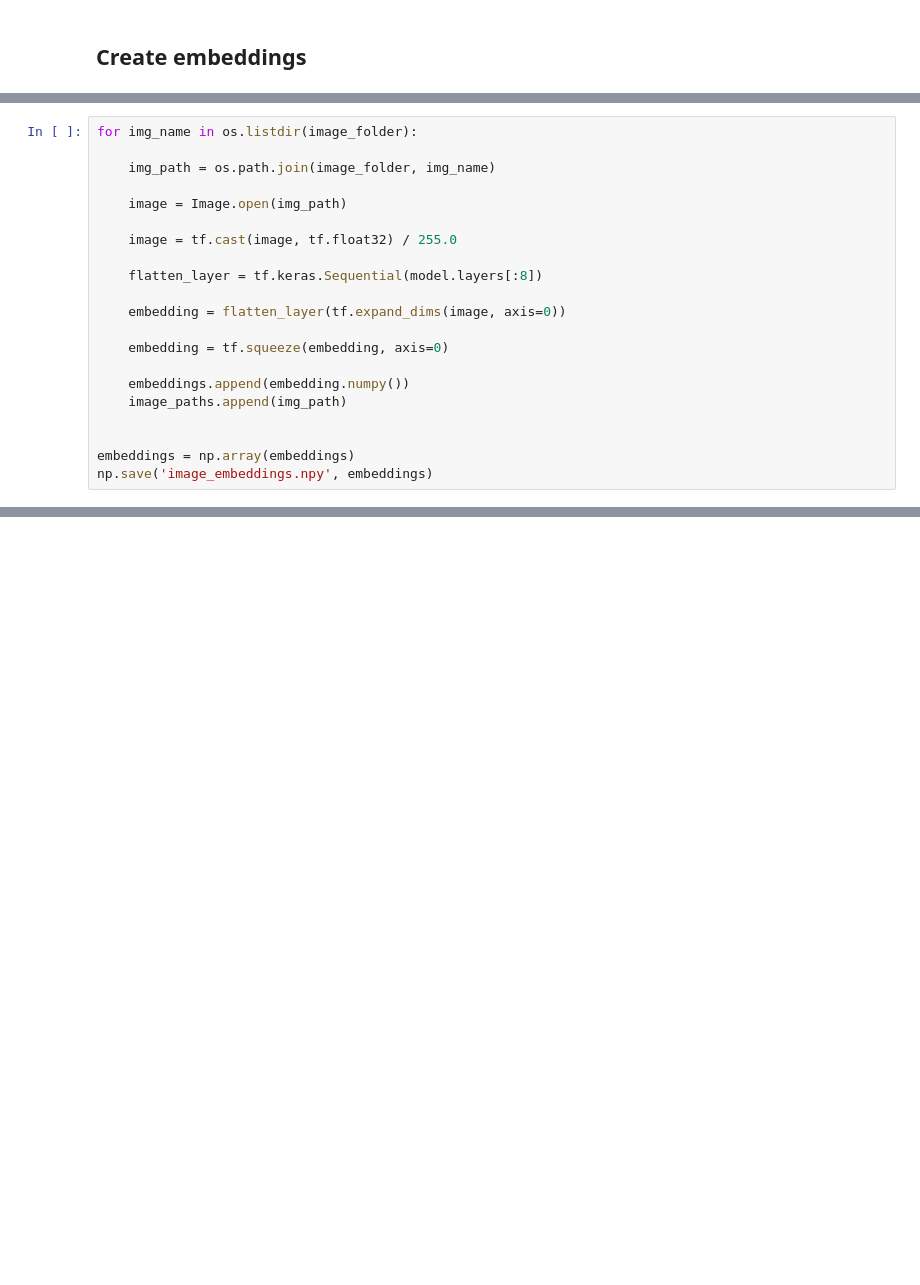
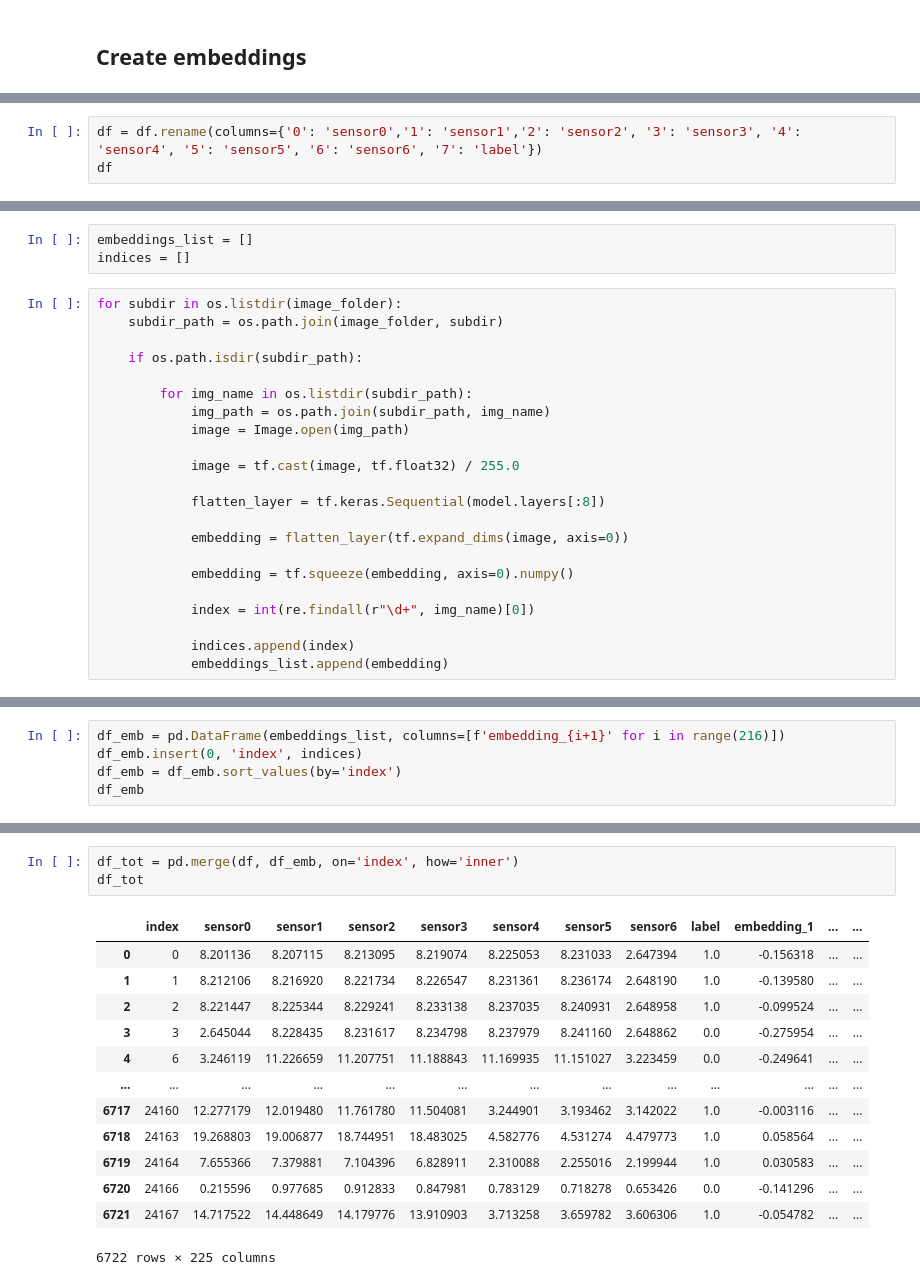
Before and after one commit to FrancescoZanella/SML_thesis_line_follower_robot, a Jupyter notebook: src/src/create-embeddings.ipynb, the cells around one changed output, grey strips where cells are left out. Saved outputs shown, nothing was run; the diff lists cells and outputs as text; blank space fills up the shorter version.

```diff
--- a/src/src/create-embeddings.ipynb
+++ b/src/src/create-embeddings.ipynb
@@ -21,0 +35,3 @@ image_paths = []
+# %%
+df = df.rename(columns={'0': 'sensor0','1': 'sensor1','2': 'sensor2', '3': 'sensor3', '4': 'sensor4', '5': 'sensor5', '6': 'sensor6', '7': 'label'})
+df
@@ -22,21 +52,25 @@ image_paths = []
+# %%
+embeddings_list = []
+indices = []
 # %%
-for img_name in os.listdir(image_folder):
+for subdir in os.listdir(image_folder):
+    subdir_path = os.path.join(image_folder, subdir)
 
-    img_path = os.path.join(image_folder, img_name)
+    if os.path.isdir(subdir_path):
 
-    image = Image.open(img_path)
+        for img_name in os.listdir(subdir_path):
+            img_path = os.path.join(subdir_path, img_name)
+            image = Image.open(img_path)
 
-    image = tf.cast(image, tf.float32) / 255.0
+            image = tf.cast(image, tf.float32) / 255.0
 
-    flatten_layer = tf.keras.Sequential(model.layers[:8])
+            flatten_layer = tf.keras.Sequential(model.layers[:8])
 
-    embedding = flatten_layer(tf.expand_dims(image, axis=0))
+            embedding = flatten_layer(tf.expand_dims(image, axis=0))
 
-    embedding = tf.squeeze(embedding, axis=0)
+            embedding = tf.squeeze(embedding, axis=0).numpy()
 
-    embeddings.append(embedding.numpy())
-    image_paths.append(img_path)
+            index = int(re.findall(r"\d+", img_name)[0])
 
-
-embeddings = np.array(embeddings)
-np.save('image_embeddings.npy', embeddings)
+            indices.append(index)
+            embeddings_list.append(embedding)
@@ -70,0 +91,5 @@ All Embeddings:
+# %%
+df_emb = pd.DataFrame(embeddings_list, columns=[f'embedding_{i+1}' for i in range(216)])
+df_emb.insert(0, 'index', indices)
+df_emb = df_emb.sort_values(by='index')
+df_emb
@@ -70,0 +142,17 @@ All Embeddings:
+# %%
+df_tot = pd.merge(df, df_emb, on='index', how='inner')
+df_tot
+# %% [output]
+|  | index | sensor0 | sensor1 | sensor2 | sensor3 | sensor4 | sensor5 | sensor6 | label | embedding_1 | ... | ... |
+| 0 | 0 | 8.201136 | 8.207115 | 8.213095 | 8.219074 | 8.225053 | 8.231033 | 2.647394 | 1.0 | -0.156318 | ... | ... |
+| 1 | 1 | 8.212106 | 8.216920 | 8.221734 | 8.226547 | 8.231361 | 8.236174 | 2.648190 | 1.0 | -0.139580 | ... | ... |
+| 2 | 2 | 8.221447 | 8.225344 | 8.229241 | 8.233138 | 8.237035 | 8.240931 | 2.648958 | 1.0 | -0.099524 | ... | ... |
+| 3 | 3 | 2.645044 | 8.228435 | 8.231617 | 8.234798 | 8.237979 | 8.241160 | 2.648862 | 0.0 | -0.275954 | ... | ... |
+| 4 | 6 | 3.246119 | 11.226659 | 11.207751 | 11.188843 | 11.169935 | 11.151027 | 3.223459 | 0.0 | -0.249641 | ... | ... |
+| ... | ... | ... | ... | ... | ... | ... | ... | ... | ... | ... | ... | ... |
+| 6717 | 24160 | 12.277179 | 12.019480 | 11.761780 | 11.504081 | 3.244901 | 3.193462 | 3.142022 | 1.0 | -0.003116 | ... | ... |
+| 6718 | 24163 | 19.268803 | 19.006877 | 18.744951 | 18.483025 | 4.582776 | 4.531274 | 4.479773 | 1.0 | 0.058564 | ... | ... |
+| 6719 | 24164 | 7.655366 | 7.379881 | 7.104396 | 6.828911 | 2.310088 | 2.255016 | 2.199944 | 1.0 | 0.030583 | ... | ... |
+| 6720 | 24166 | 0.215596 | 0.977685 | 0.912833 | 0.847981 | 0.783129 | 0.718278 | 0.653426 | 0.0 | -0.141296 | ... | ... |
+| 6721 | 24167 | 14.717522 | 14.448649 | 14.179776 | 13.910903 | 3.713258 | 3.659782 | 3.606306 | 1.0 | -0.054782 | ... | ... |
+6722 rows × 225 columns
```
Also changed, not shown: parts of 12 cells of this notebook, 6 other files.
